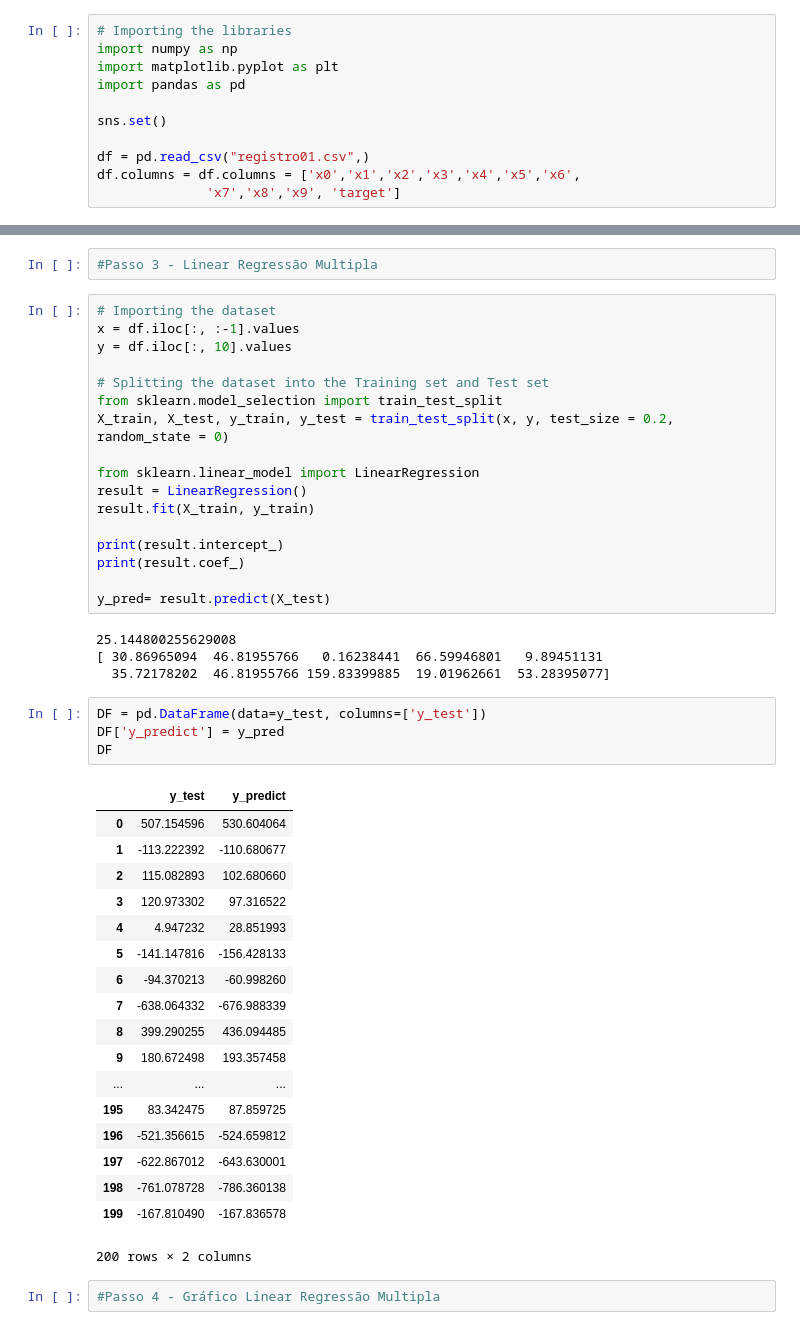
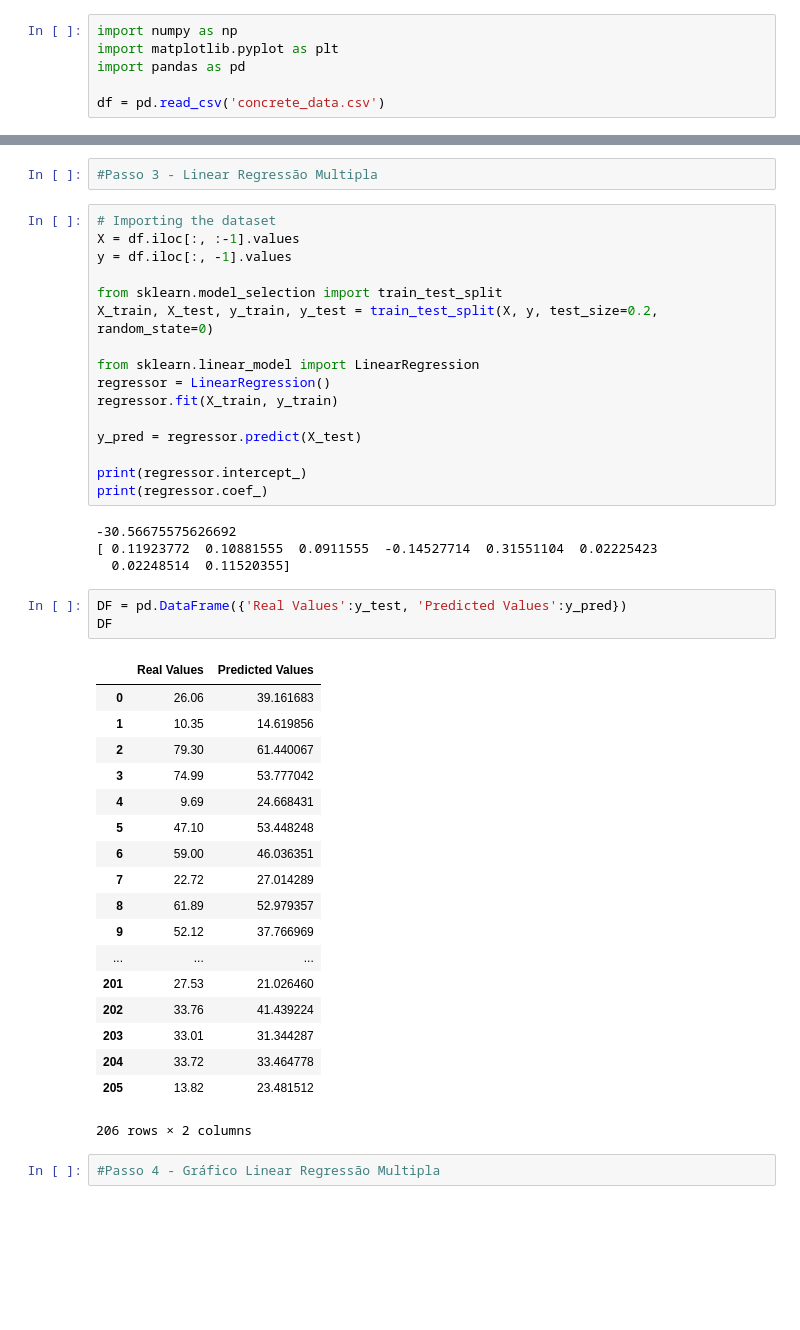
Before and after one commit to antuniooh/numerical-calculation-database-analysis, a Jupyter notebook: main.ipynb, the cells around one changed output, grey strips where cells are left out. Drawn from its saved outputs; the diff is of its cells as text; blank space fills up the shorter version.

Commit message:
Added new data

```diff
--- a/main.ipynb
+++ b/main.ipynb
@@ -5,16 +5,11 @@
 # %%
 #Passo 1 - Definir Database
 # %%
-# Importing the libraries
 import numpy as np
 import matplotlib.pyplot as plt
 import pandas as pd
 
-sns.set()
-
-df = pd.read_csv("registro01.csv",)
-df.columns = df.columns = ['x0','x1','x2','x3','x4','x5','x6',
-              'x7','x8','x9', 'target']
+df = pd.read_csv('concrete_data.csv')
 # %%
 #Passo 2 - Limpar Database
 # %%
@@ -54,47 +49,45 @@ Número de linhas e colunas no conjunto de treinamento: (1000, 11)
 #Passo 3 - Linear Regressão Multipla
 # %%
 # Importing the dataset
-x = df.iloc[:, :-1].values
-y = df.iloc[:, 10].values
+X = df.iloc[:, :-1].values
+y = df.iloc[:, -1].values
 
-# Splitting the dataset into the Training set and Test set
 from sklearn.model_selection import train_test_split
-X_train, X_test, y_train, y_test = train_test_split(x, y, test_size = 0.2, random_state = 0)
+X_train, X_test, y_train, y_test = train_test_split(X, y, test_size=0.2,  random_state=0)
 
 from sklearn.linear_model import LinearRegression
-result = LinearRegression()
-result.fit(X_train, y_train)
+regressor = LinearRegression()
+regressor.fit(X_train, y_train)
 
-print(result.intercept_)
-print(result.coef_)
+y_pred = regressor.predict(X_test)
 
-y_pred= result.predict(X_test)
+print(regressor.intercept_)
+print(regressor.coef_)
 # %% [output]
-25.144800255629008
-[ 30.86965094  46.81955766   0.16238441  66.59946801   9.89451131
-  35.72178202  46.81955766 159.83399885  19.01962661  53.28395077]
+-30.56675575626692
+[ 0.11923772  0.10881555  0.0911555  -0.14527714  0.31551104  0.02225423
+  0.02248514  0.11520355]
 # %%
-DF = pd.DataFrame(data=y_test, columns=['y_test'])
-DF['y_predict'] = y_pred
+DF = pd.DataFrame({'Real Values':y_test, 'Predicted Values':y_pred})
 DF
 # %% [output]
-|  | y_test | y_predict |
-| 0 | 507.154596 | 530.604064 |
-| 1 | -113.222392 | -110.680677 |
-| 2 | 115.082893 | 102.680660 |
-| 3 | 120.973302 | 97.316522 |
-| 4 | 4.947232 | 28.851993 |
-| 5 | -141.147816 | -156.428133 |
-| 6 | -94.370213 | -60.998260 |
-| 7 | -638.064332 | -676.988339 |
-| 8 | 399.290255 | 436.094485 |
-| 9 | 180.672498 | 193.357458 |
+|  | Real Values | Predicted Values |
+| 0 | 26.06 | 39.161683 |
+| 1 | 10.35 | 14.619856 |
+| 2 | 79.30 | 61.440067 |
+| 3 | 74.99 | 53.777042 |
+| 4 | 9.69 | 24.668431 |
+| 5 | 47.10 | 53.448248 |
+| 6 | 59.00 | 46.036351 |
+| 7 | 22.72 | 27.014289 |
+| 8 | 61.89 | 52.979357 |
+| 9 | 52.12 | 37.766969 |
 | ... | ... | ... |
-| 195 | 83.342475 | 87.859725 |
-| 196 | -521.356615 | -524.659812 |
-| 197 | -622.867012 | -643.630001 |
-| 198 | -761.078728 | -786.360138 |
-| 199 | -167.810490 | -167.836578 |
+| 201 | 27.53 | 21.026460 |
+| 202 | 33.76 | 41.439224 |
+| 203 | 33.01 | 31.344287 |
+| 204 | 33.72 | 33.464778 |
+| 205 | 13.82 | 23.481512 |
-200 rows × 2 columns
+206 rows × 2 columns
 # %%
 #Passo 4 - Gráfico Linear Regressão Multipla
```
Also changed, not shown: parts of 6 cells of this notebook, 3 other files.
